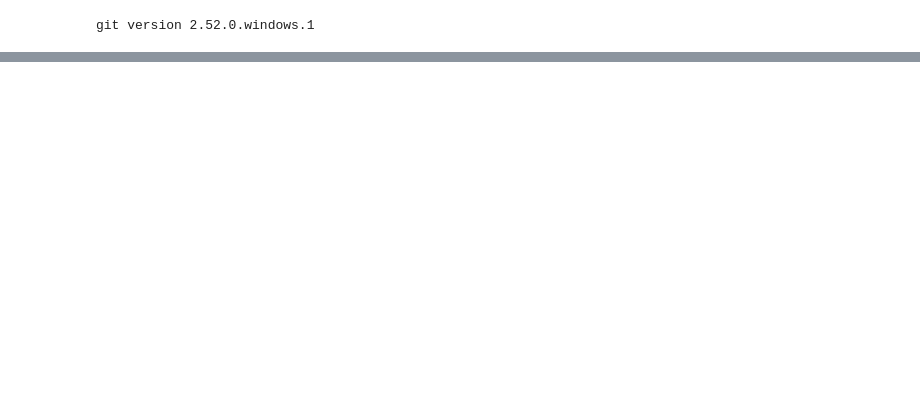
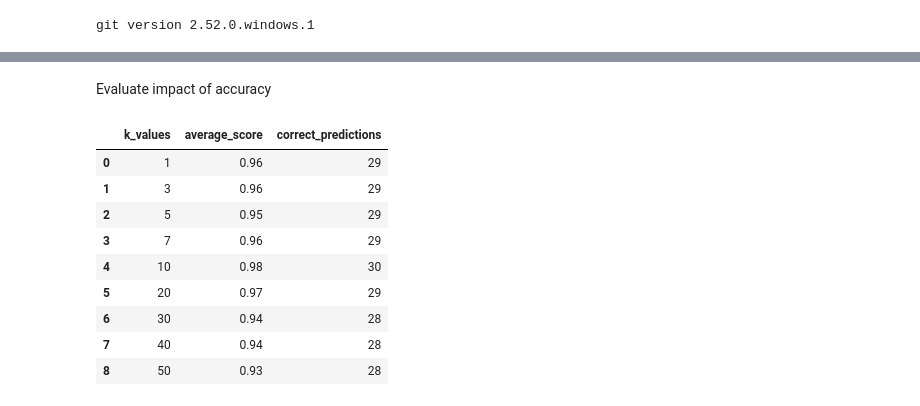
Before and after one commit to soumimou/Analyse-Iris, a Jupyter notebook: analyse-Iris.ipynb, the cells around one changed output, grey strips where cells are left out. Drawn from its saved outputs; the diff is of its cells as text; code cells hidden in the pictures; blank space fills up the shorter version.

Commit message:
ajout Evaluer accuracy sur nouvelle branche

```diff
--- a/analyse-Iris.ipynb
+++ b/analyse-Iris.ipynb
@@ -160,0 +156,46 @@ array([0, 1, 2, 1, 2, 1, 0, 0, 1, 2, 0, 2, 0, 0, 2, 0, 1, 0, 1, 0, 0, 2,
+# %% [markdown]
+Evaluate impact of accuracy
+# %%
+k=[1,3,5,7,10,20,30,40,50]
+
+average=[]
+correct_predictions=[]
+
+for i in k:
+    score=[]
+    correct=[]
+    for j in range(10):
+
+        X_train, X_test, y_train, y_test = train_test_split(X, y, test_size=0.2)
+        knn_clf = KNeighborsClassifier(i)
+        knn_clf.fit(X_train, y_train)
+        y_pred = knn_clf.predict(X_test)
+        score.append(round(accuracy_score(y_test, y_pred),2))    #we'll store the accuracy score of each run in the score list
+
+        #accuracy score = number of correct predictions / total number of predictions
+        #so number of correct predictions=accuracy score*total number of predictions
+        # from data splitting info, we know that total number of predictions is 30
+
+        corr=accuracy_score(y_test, y_pred)*30  #here we're calculating the number of correct predictions
+        correct.append(round(corr))   #number of correct predictions will be stored in the correct list
+
+    average.append(round(st.mean(score),2)) #this list contains the average accuracy score for each k
+    correct_predictions.append(round(st.mean(correct))) #this list contains the average number of correct predictions for each k
+
+#let's create a dataframe to store all values
+
+kimpact_df=pd.DataFrame(data=[1,3,5,7,10,20,30,40,50], columns=['k_values'])
+kimpact_df['average_score']=average
+kimpact_df['correct_predictions']=correct_predictions
+kimpact_df
+# %% [output]
+|  | k_values | average_score | correct_predictions |
+| 0 | 1 | 0.96 | 29 |
+| 1 | 3 | 0.96 | 29 |
+| 2 | 5 | 0.95 | 29 |
+| 3 | 7 | 0.96 | 29 |
+| 4 | 10 | 0.98 | 30 |
+| 5 | 20 | 0.97 | 29 |
+| 6 | 30 | 0.94 | 28 |
+| 7 | 40 | 0.94 | 28 |
+| 8 | 50 | 0.93 | 28 |
```
Also changed, not shown: parts of 5 cells of this notebook.
